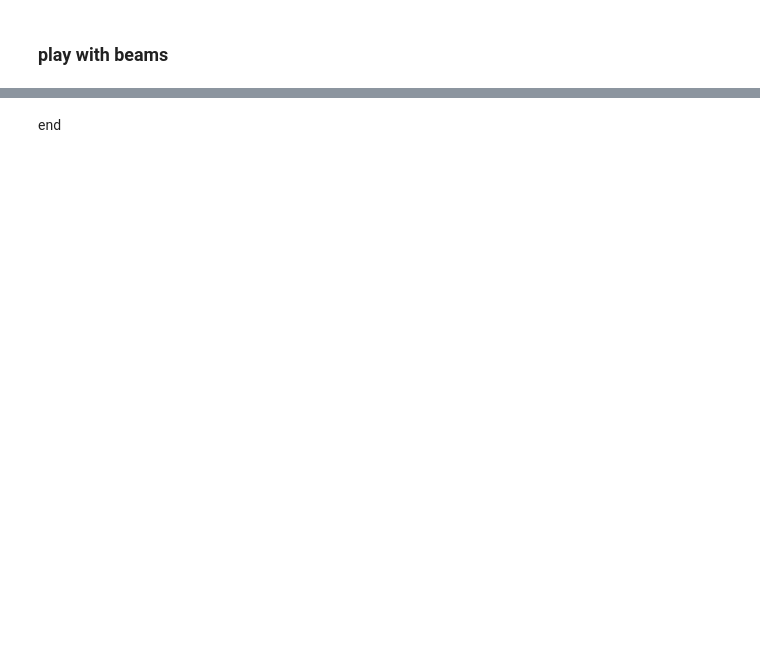
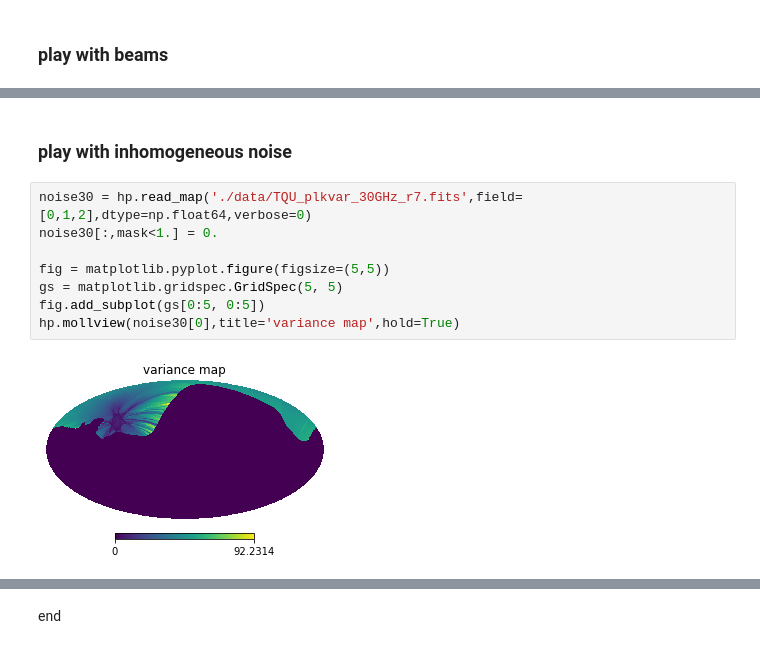
Before and after one commit to gioacchinowang/afra, a Jupyter notebook: tutorials/tutorial02.ipynb, the cells around one changed output, grey strips where cells are left out. Cells and saved outputs as stored; diff of their text form; blank space fills up the shorter version.

```diff
--- a/tutorials/tutorial02.ipynb
+++ b/tutorials/tutorial02.ipynb
@@ -172,0 +173,12 @@ ax.legend(loc=3)
+# %% [markdown]
+### play with inhomogeneous noise
+# %%
+noise30 = hp.read_map('./data/TQU_plkvar_30GHz_r7.fits',field=[0,1,2],dtype=np.float64,verbose=0)
+noise30[:,mask<1.] = 0.
+
+fig = matplotlib.pyplot.figure(figsize=(5,5))
+gs = matplotlib.gridspec.GridSpec(5, 5)
+fig.add_subplot(gs[0:5, 0:5])
+hp.mollview(noise30[0],title='variance map',hold=True)
+# %% [output]
+[figure, added]
```
Also changed, not shown: parts of 6 cells of this notebook.
